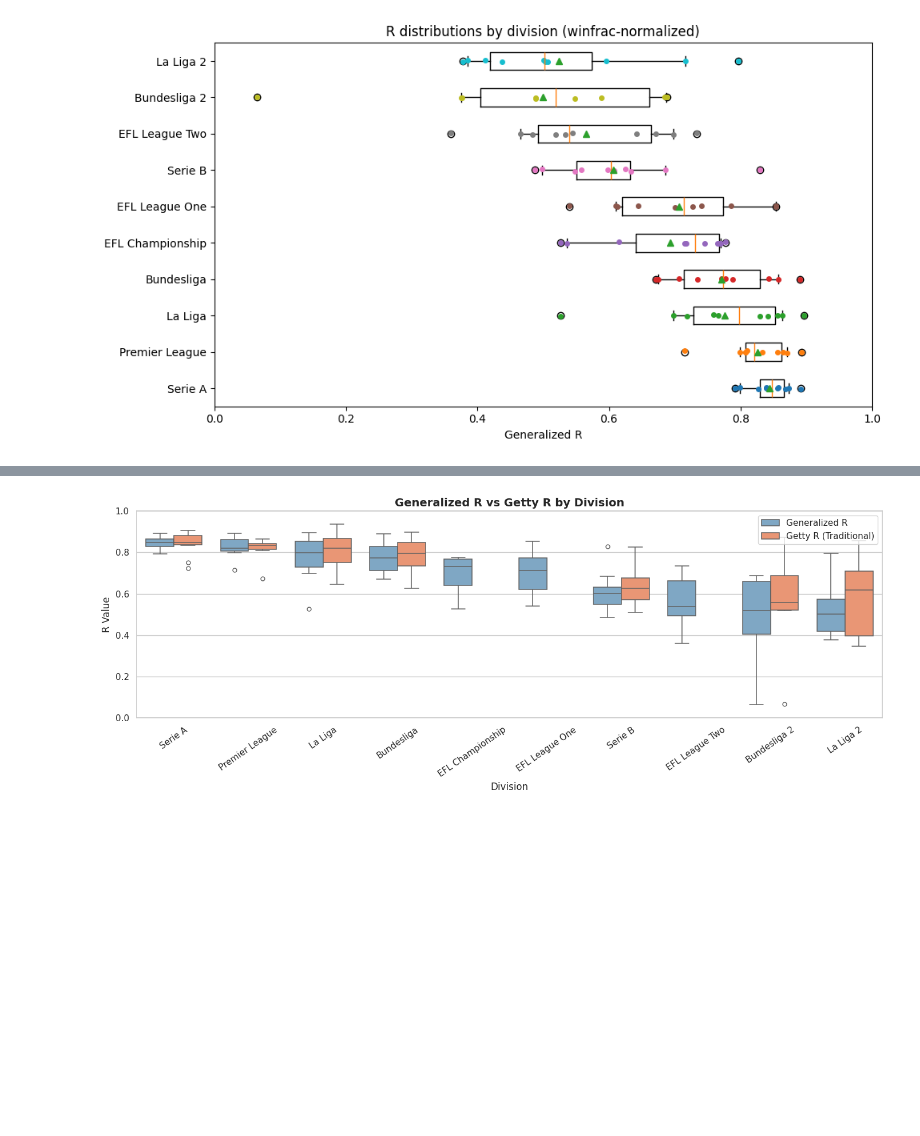
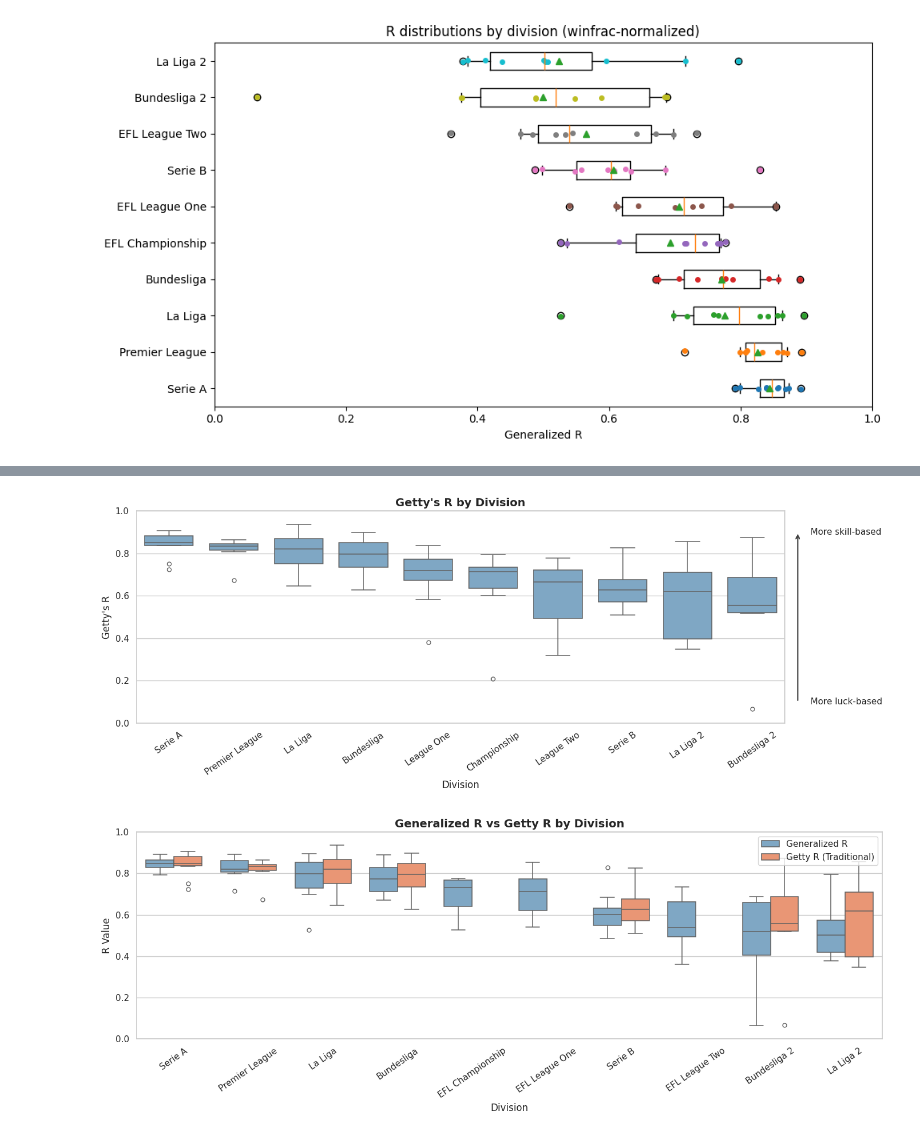
Before and after one commit to leemingo/skill-vs-luck, a Jupyter notebook: notebooks/001_soccer_leagues.ipynb, the cells around one changed output, grey strips where cells are left out. Cells and saved outputs as stored; diff of their text form; code cells hidden in the pictures; blank space fills up the shorter version.

```diff
--- a/notebooks/001_soccer_leagues.ipynb
+++ b/notebooks/001_soccer_leagues.ipynb
@@ -975,3 +971,85 @@ final_x_order = gen_median_order
+# %%
+siam_df = res_ppg.copy()
+
+# Keep only required columns
+plot_df = siam_df[["division", "season", "R"]].copy()
+plot_df["R"] = pd.to_numeric(plot_df["R"], errors="coerce")
+plot_df = plot_df.dropna(subset=["R"])
+
+plot_df["x_label"] = plot_df["division"]
+
+# ------------------------------------------------------------
+# 2) Order divisions by Getty's R median (descending)
+# ------------------------------------------------------------
+final_x_order = (
+    plot_df
+    .groupby("x_label")["R"]
+    .median()
+    .sort_values(ascending=False)
+    .index
+    .tolist()
+)
+
+# ------------------------------------------------------------
+# 3) Draw Getty's R boxplots
+# ------------------------------------------------------------
+sns.set_theme(style="whitegrid")
+fig, ax = plt.subplots(figsize=(14, 5.5))
+
+sns.boxplot(
+    data=plot_df,
+    x="x_label",
+    y="R",
+    order=final_x_order,
+    color="#74A9CF",
+    width=0.75,
+    linewidth=1.1,
+    fliersize=5,
+    ax=ax,
+)
+
+ax.set_title("Getty's R by Division", fontsize=14, weight="bold")
+ax.set_xlabel("Division", fontsize=12)
+ax.set_ylabel("R Value", fontsize=12)
+
+ax.set_ylabel("Getty's R", fontsize=12)
+
+# Leave space on the right for annotation
+fig.subplots_adjust(right=0.84)
+
+# Skill-luck direction annotation
+ax.annotate(
+    "",
+    xy=(1.02, 0.90),
+    xytext=(1.02, 0.10),
+    xycoords="axes fraction",
+    arrowprops=dict(arrowstyle="->", color="0.25", lw=1.5),
+)
+
+ax.text(
+    1.04, 0.90,
+    "More skill-based",
+    transform=ax.transAxes,
+    va="center",
+    fontsize=11,
+)
+
+ax.text(
+    1.04, 0.10,
+    "More luck-based",
+    transform=ax.transAxes,
+    va="center",
+    fontsize=11,
+)
+
+ax.set_ylim(0, 1.0)
+ax.tick_params(axis="x", rotation=35)
+
+plt.tight_layout()
+plt.savefig("../getty_R_boxplot.png", dpi=200, bbox_inches="tight")
+plt.show()
+# %% [output]
+[figure, added]
 # %%
 # ------------------------------------------------------------
 # 3) Draw paired boxplots
```
Also changed, not shown: parts of 5 cells of this notebook, 3 other files.
